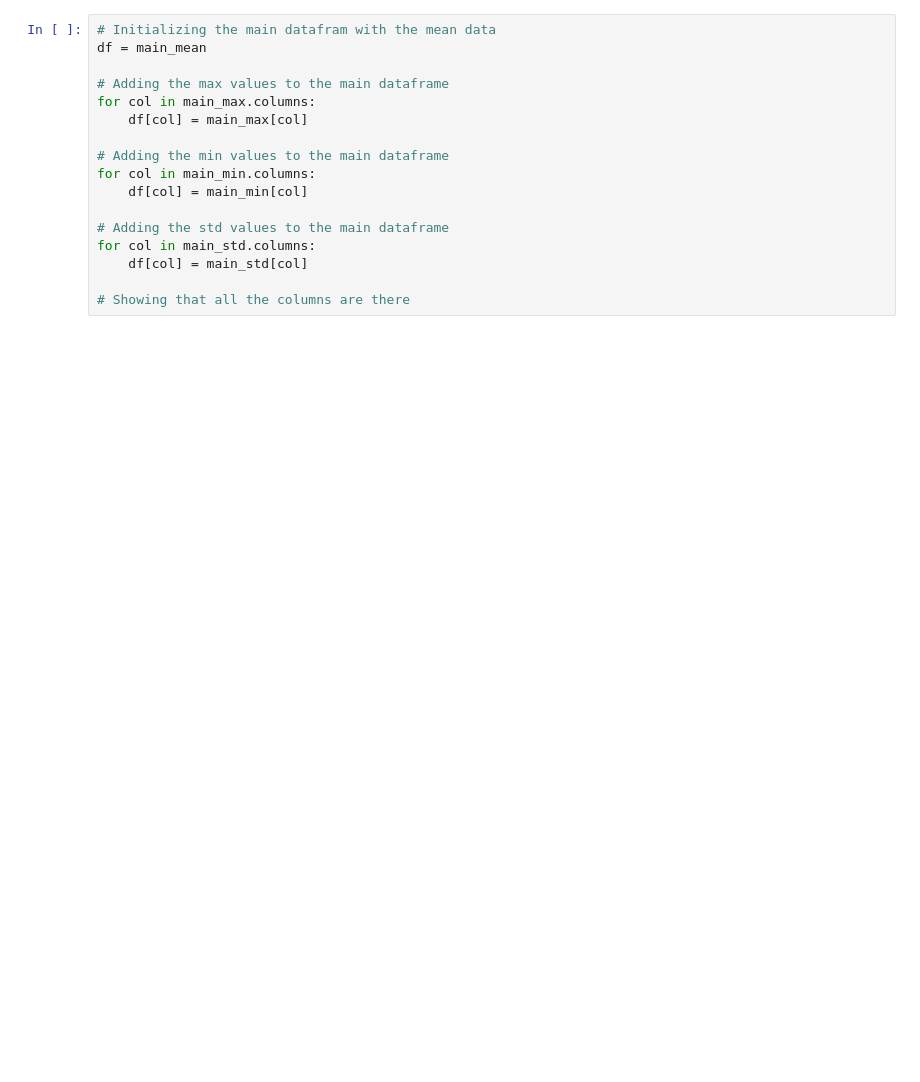
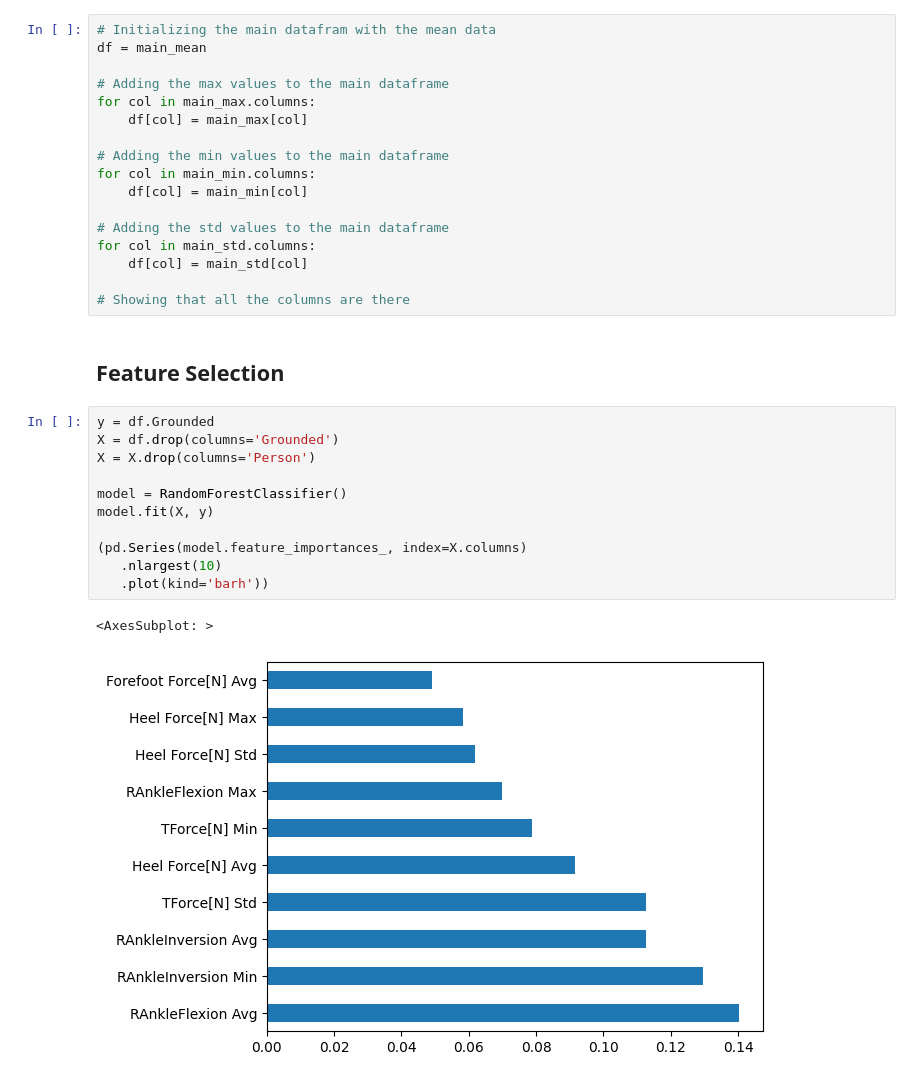
Before and after one commit to ConnorHehnFairfield/MachineLearningFinal, a Jupyter notebook: src.ipynb, the cells around one changed output. Saved outputs shown, nothing was run; the diff lists cells and outputs as text; blank space fills up the shorter version.

```diff
--- a/src.ipynb
+++ b/src.ipynb
@@ -134,6 +151,22 @@ for col in main_std.columns:
     df[col] = main_std[col]
 
 # Showing that all the columns are there
+# %% [markdown]
+<h2>Feature Selection</h2>
+# %%
+y = df.Grounded
+X = df.drop(columns='Grounded')
+X = X.drop(columns='Person')
+
+model = RandomForestClassifier()
+model.fit(X, y)
+
+(pd.Series(model.feature_importances_, index=X.columns)
+   .nlargest(10)
+   .plot(kind='barh'))
+# %% [output]
+<AxesSubplot: >
+[figure, added]
 # %%
 # Saving the index of the subject number (person). Then dropping it from the main datafram
 persons = df['Person']
```
Also changed, not shown: parts of 11 cells of this notebook.
